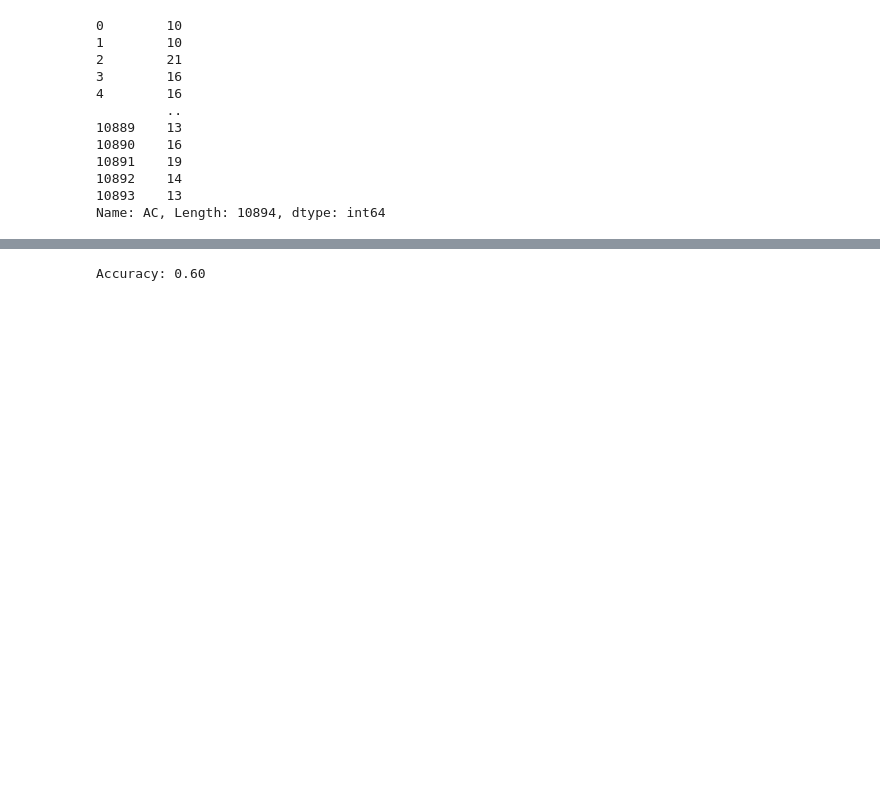
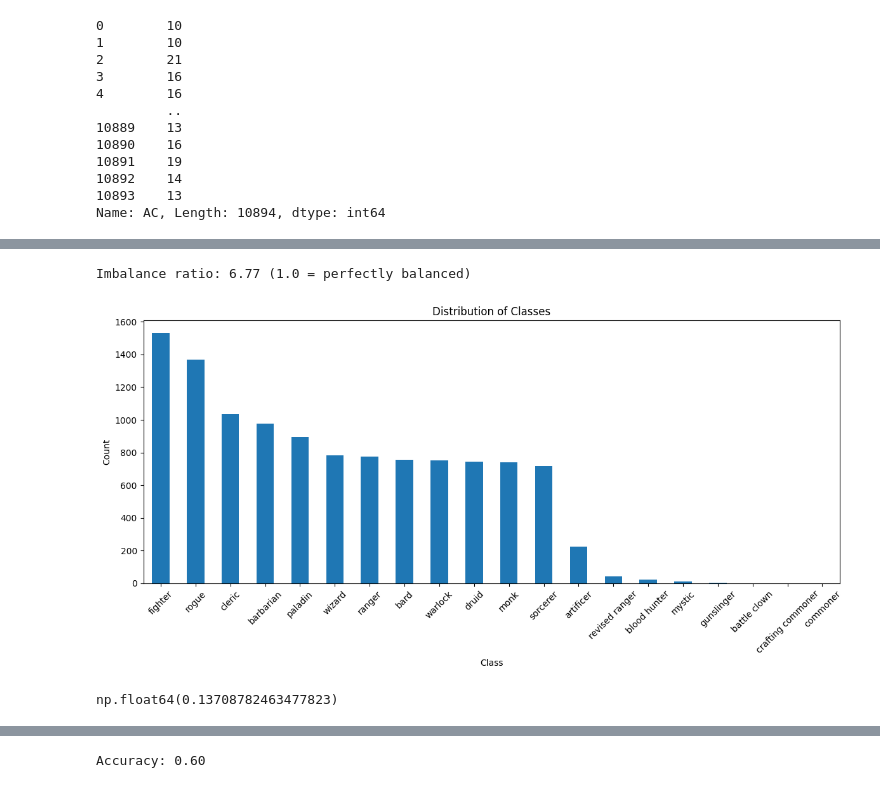
Before and after one commit to arst/data-experiments, a Jupyter notebook: classification/classification-scikit-learn.ipynb, the cells around one changed output, grey strips where cells are left out. Cells and saved outputs as stored; diff of their text form; code cells hidden in the pictures; blank space fills up the shorter version.

```diff
--- a/classification/classification-scikit-learn.ipynb
+++ b/classification/classification-scikit-learn.ipynb
@@ -84,0 +208,26 @@ from sklearn.preprocessing import LabelEncoder
+# %%
+counts = classifier_target_filtered.value_counts()
+max_count = counts.max()
+min_count = counts.min()
+imbalance_ratio = max_count / min_count
+print(f"Imbalance ratio: {imbalance_ratio:.2f} (1.0 = perfectly balanced)")
+# %% [output]
+Imbalance ratio: 6.77 (1.0 = perfectly balanced)
+# %%
+plt.figure(figsize=(12, 6))
+classifier_target.value_counts().plot(kind='bar')
+plt.title('Distribution of Classes')
+plt.xlabel('Class')
+plt.ylabel('Count')
+plt.xticks(rotation=45)
+plt.tight_layout()
+plt.show()
+# %% [output]
+[figure, added]
+# %%
+#baseline
+dummy_classifier = DummyClassifier(strategy='most_frequent')
+dummy_classifier.fit(X_train, y_train)
+cross_val_score(dummy_classifier, X_train, y_train, cv=5, scoring='accuracy').mean()
+# %% [output]
+np.float64(0.13708782463477823)
```
Also changed, not shown: parts of 19 cells of this notebook.
